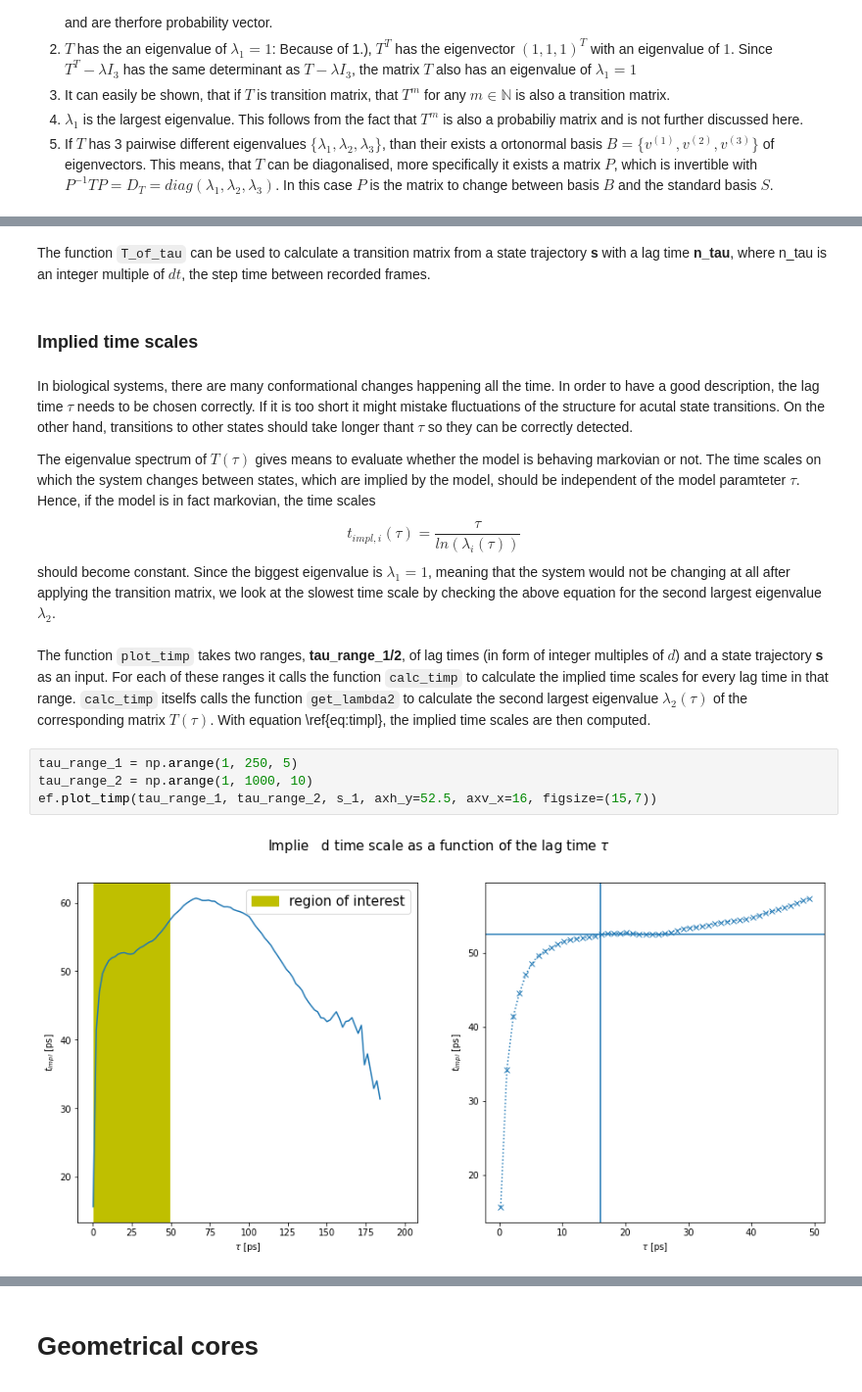
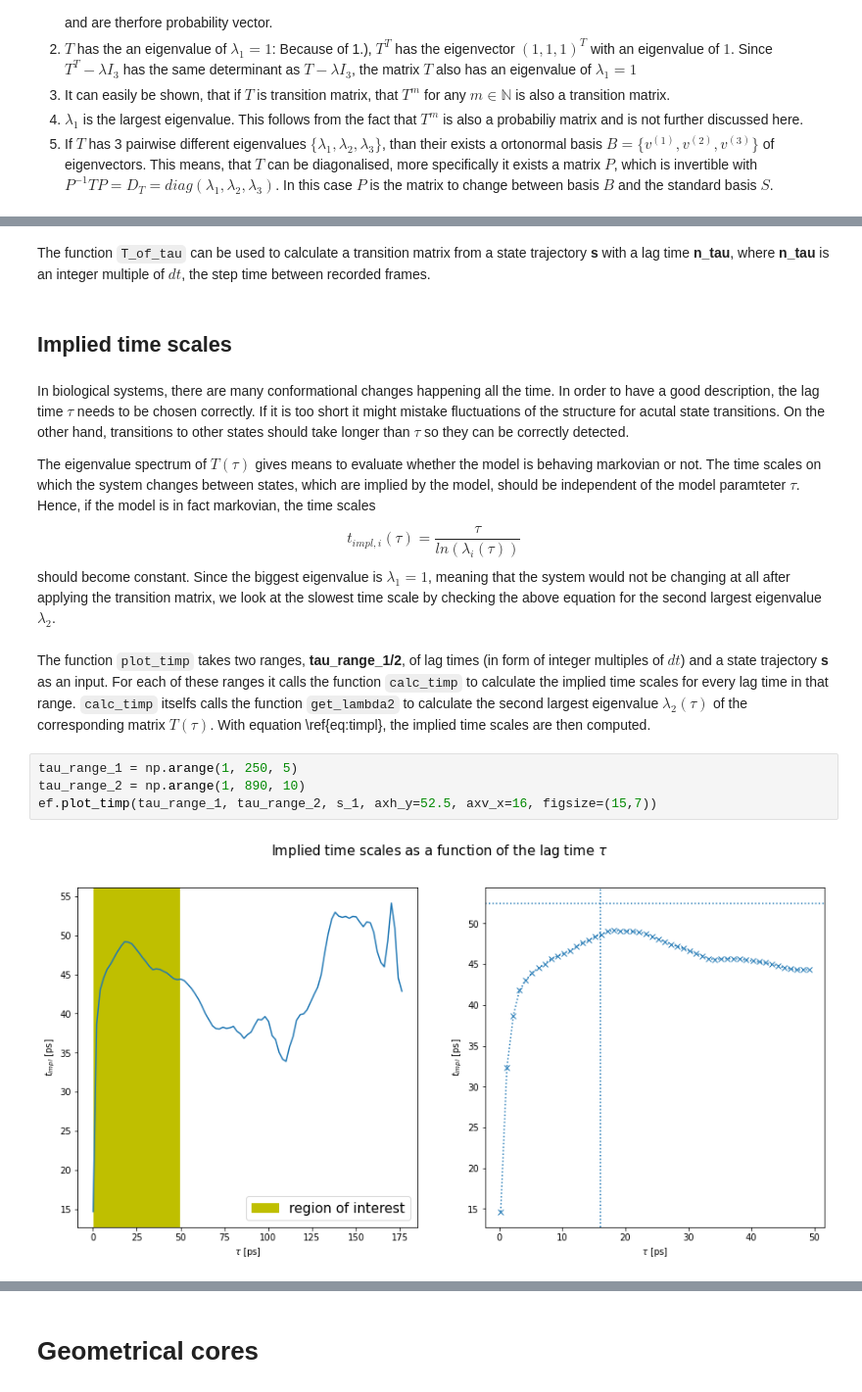
Before and after one commit to HannesC94/Final_Project_BioSim, a Jupyter notebook: Construction and Validation of Markov State Model .ipynb, the cells around one changed output, grey strips where cells are left out. Shown: that part at 98% size. Cells and saved outputs as stored; diff of their text form.

```diff
--- a/Construction and Validation of Markov State Model .ipynb
+++ b/Construction and Validation of Markov State Model .ipynb
@@ -433,11 +303,11 @@ If $p_S = (p_1, p_2, p_3)$ is the representation of $p$ in the basis $S$ the cor
 Consequently, in this representaion, applying $T(\tau)$ $m$ times corresponds to multiplying by the eigenvalues $\lambda_i$ of $T(\tau)$ $m$ times.
 # %% [markdown]
 
-The function `T_of_tau` can be used to calculate a transition matrix from a state trajectory **s** with a lag time **n_tau**, where n_tau is an integer multiple of $dt$, the step time between recorded frames.
+The function `T_of_tau` can be used to calculate a transition matrix from a state trajectory **s** with a lag time **n_tau**, where **n_tau** is an integer multiple of $dt$, the step time between recorded frames.
 # %% [markdown]
-### Implied time scales
+## Implied time scales
 # %% [markdown]
-In biological systems, there are many conformational changes happening all the time. In order to have a good description, the lag time $\tau$ needs to be chosen correctly. If it is too short it might mistake fluctuations of the structure for acutal state transitions. On the other hand, transitions to other states should take longer thant $\tau$ so they can be correctly detected.
+In biological systems, there are many conformational changes happening all the time. In order to have a good description, the lag time $\tau$ needs to be chosen correctly. If it is too short it might mistake fluctuations of the structure for acutal state transitions. On the other hand, transitions to other states should take longer than $\tau$ so they can be correctly detected.
 
 The eigenvalue spectrum of $T(\tau)$ gives means to evaluate whether the model is behaving markovian or not. The time scales on which the system changes between states, which are implied by the model, should be independent of the model paramteter $\tau$. Hence, if the model is in fact markovian, the time scales
 \begin{equation}\label{eq:timpl}
@@ -445,12 +315,12 @@ The eigenvalue spectrum of $T(\tau)$ gives means to evaluate whether the model i
 \end{equation}
 should become constant. Since the biggest eigenvalue is $\lambda_1 = 1$, meaning that the system would not be changing at all after applying the transition matrix, we look at the slowest time scale by checking the above equation for the second largest eigenvalue $\lambda_2$.
 # %% [markdown]
-The function `plot_timp` takes two ranges, **tau_range_1/2**, of lag times (in form of integer multiples of $d$) and a state trajectory **s** as an input. For each of these ranges it calls the function `calc_timp` to calculate the implied time scales for every lag time in that range. `calc_timp` itselfs calls the function `get_lambda2` to calculate the second largest eigenvalue $\lambda_2(\tau)$ of the corresponding matrix $T(\tau)$. With equation \ref{eq:timpl}, the implied time scales are then computed.
+The function `plot_timp` takes two ranges, **tau_range_1/2**, of lag times (in form of integer multiples of $dt$) and a state trajectory **s** as an input. For each of these ranges it calls the function `calc_timp` to calculate the implied time scales for every lag time in that range. `calc_timp` itselfs calls the function `get_lambda2` to calculate the second largest eigenvalue $\lambda_2(\tau)$ of the corresponding matrix $T(\tau)$. With equation \ref{eq:timpl}, the implied time scales are then computed.
 # %%
 tau_range_1 = np.arange(1, 250, 5)
-tau_range_2 = np.arange(1, 1000, 10)
+tau_range_2 = np.arange(1, 890, 10)
 ef.plot_timp(tau_range_1, tau_range_2, s_1, axh_y=52.5, axv_x=16, figsize=(15,7))
 # %% [output]
-[figure, old version]
+[figure, new version]
 # %% [markdown]
 ##### TODO: adapt to data set, which is going to be used at last
```
Also changed, not shown: parts of 36 cells of this notebook.
